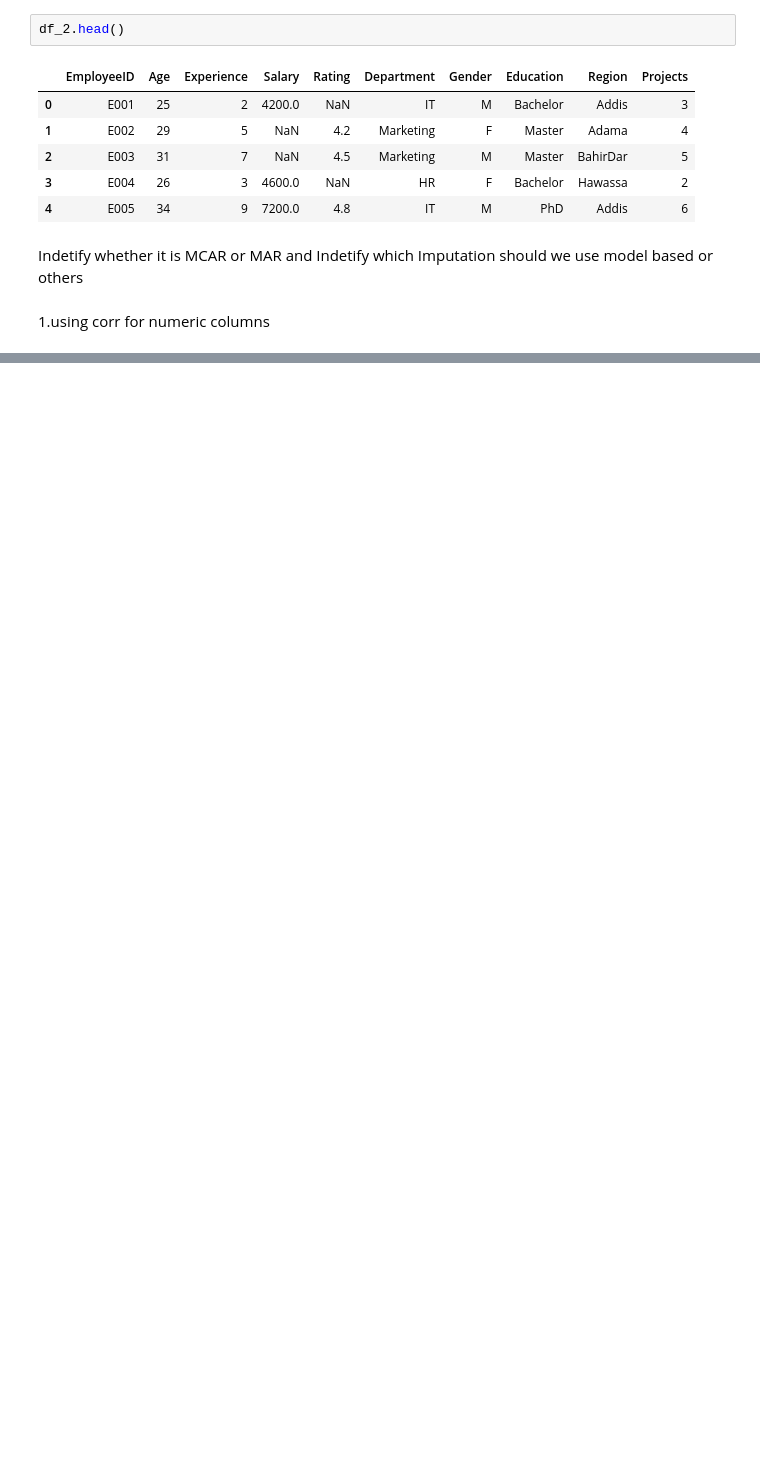
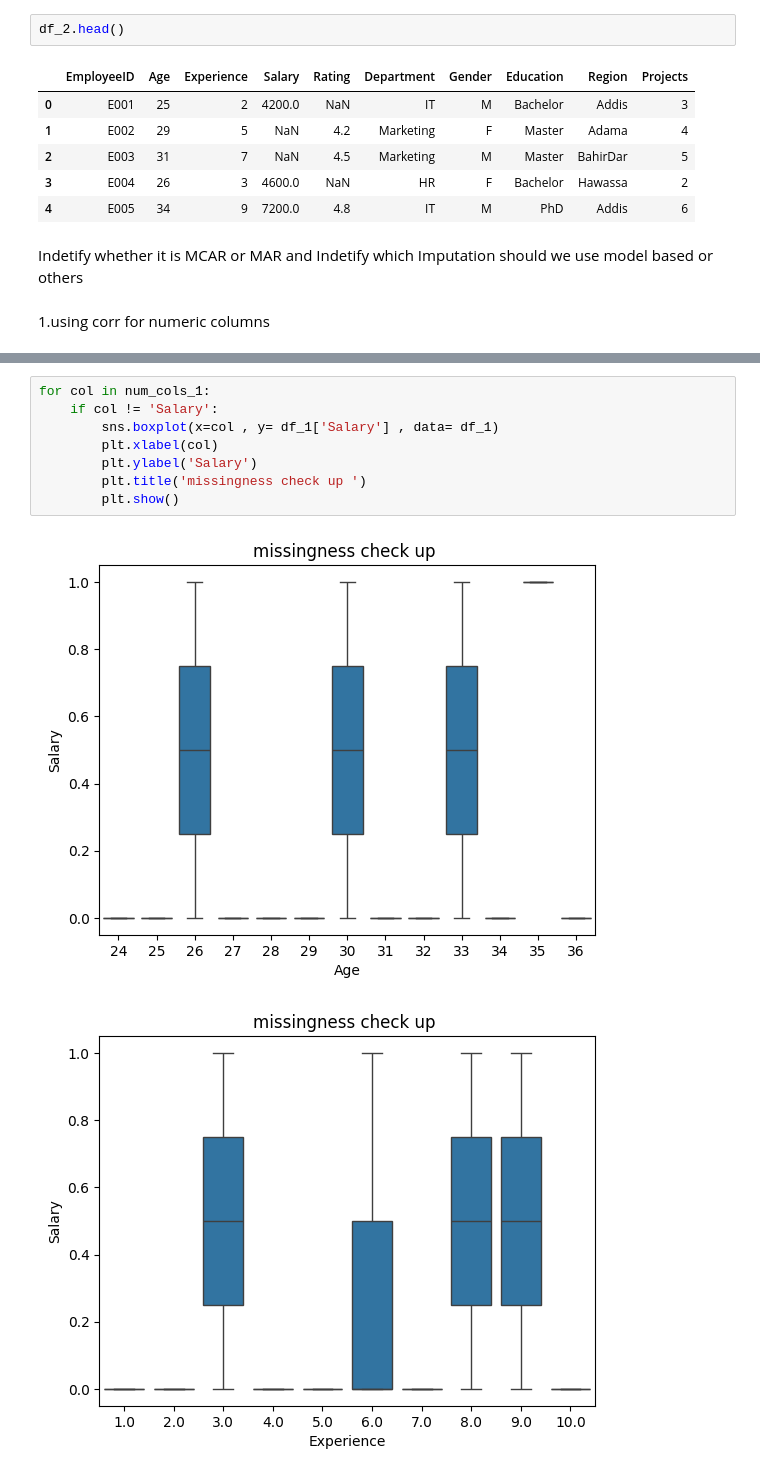
Before and after one commit to Wakgari-Eshetu/Completed-Panda, a Jupyter notebook: imputations/model based/identifywhich.ipynb, the cells around one changed output, grey strips where cells are left out. Saved outputs shown, nothing was run; the diff lists cells and outputs as text; blank space fills up the shorter version.

```diff
--- a/imputations/model based/identifywhich.ipynb
+++ b/imputations/model based/identifywhich.ipynb
@@ -48,0 +154,11 @@ num_cols_2.corr()
+# %%
+for col in num_cols_1:
+    if col != 'Salary':
+        sns.boxplot(x=col , y= df_1['Salary'] , data= df_1)
+        plt.xlabel(col)
+        plt.ylabel('Salary')
+        plt.title('missingness check up ')
+        plt.show()
+# %% [output]
+[figure, added]
+[figure, added]
```
Also changed, not shown: parts of 10 cells of this notebook, 2 other files.
